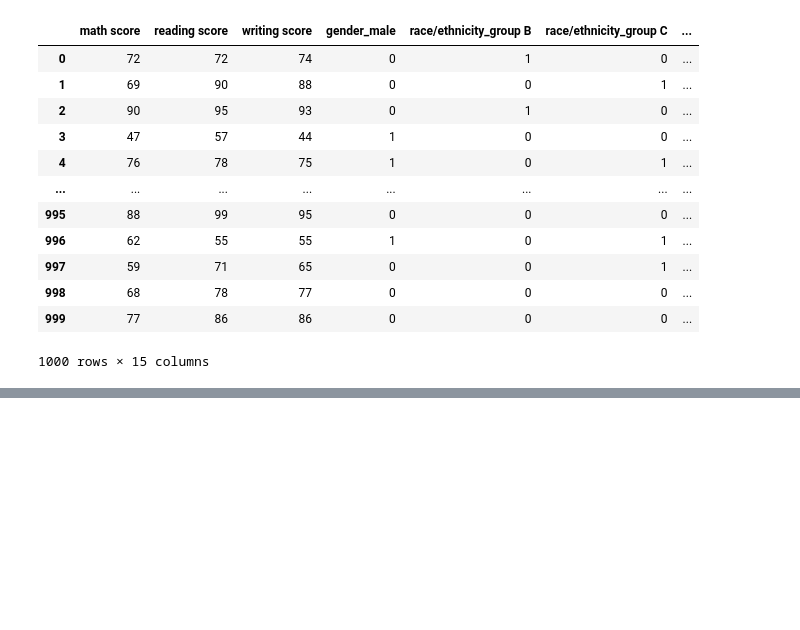
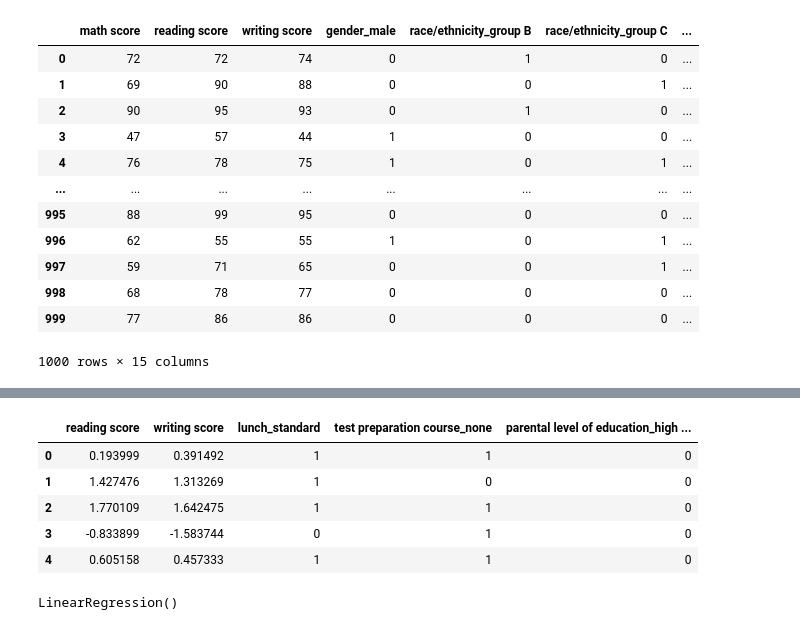
Before and after one commit to Nileshkrishesh/Something, a Jupyter notebook: practice.ipynb, the cells around one changed output, grey strips where cells are left out. Saved outputs shown, nothing was run; the diff lists cells and outputs as text; code cells hidden in the pictures; blank space fills up the shorter version.

Commit message:
completed practice model

```diff
--- a/practice.ipynb
+++ b/practice.ipynb
@@ -212,0 +285,20 @@ df_cleaned
+# %%
+from scipy.stats import chi2_contingency # chi2_contingency is used to perform the chi-square test of independence between two categorical variables
+import pandas as pd
+alpha= 0.05 # alpha is the significance level for the chi-square test
+df_cleaned['Math score_bin']= pd.qcut(df_cleaned['math score'], q=4, labels=False) # qcut is used to create categories based on the quantiles of the column
+chi2_results={}
+
+for col in cat_features:
+    contingency_table = pd.crosstab(df_cleaned[col], df_cleaned['Math score_bin']) # crosstab is used to create a contingency table for the chi-square test
+    chi2, p, dof, expected = chi2_contingency(contingency_table) # chi2_contingency is used to perform the chi-square test and returns the chi-square statistic, p-value, degrees of freedom, and expected frequencies
+    decion ='Reject Null (keep feature)' if p<alpha else 'Accept Null (Drop Feature)'
+    chi2_results[col] = {
+        'chi2_statistic': chi2,
+        'p_value': p,
+        'Decision': decion
+    }
+
+chi2_df = pd.DataFrame.from_dict(chi2_results, orient='index') # from_dict is used to create a dataframe from a dictionary
+chi2_df.sort_values(by='p_value') # sort_values is used to sort the values
+chi2_df
@@ -212,0 +313,13 @@ df_cleaned
+# %%
+final_df = df_cleaned[[
+    'reading score', 'writing score', 'lunch_standard', 'test preparation course_none','parental level of education_high school'
+]]
+# %%
+final_df.head()
+# %% [output]
+|  | reading score | writing score | lunch_standard | test preparation course_none | parental level of education_high ... |
+| 0 | 0.193999 | 0.391492 | 1 | 1 | 0 |
+| 1 | 1.427476 | 1.313269 | 1 | 0 | 0 |
+| 2 | 1.770109 | 1.642475 | 1 | 1 | 0 |
+| 3 | -0.833899 | -1.583744 | 0 | 1 | 0 |
+| 4 | 0.605158 | 0.457333 | 1 | 1 | 0 |
@@ -212,0 +335,5 @@ df_cleaned
+# %%
+model=LinearRegression() # create an object of LinearRegression
+model.fit(X_train,y_train) # fit is used to train the model on the training data
+# %% [output]
+LinearRegression()
```
Also changed, not shown: parts of 12 cells of this notebook.
